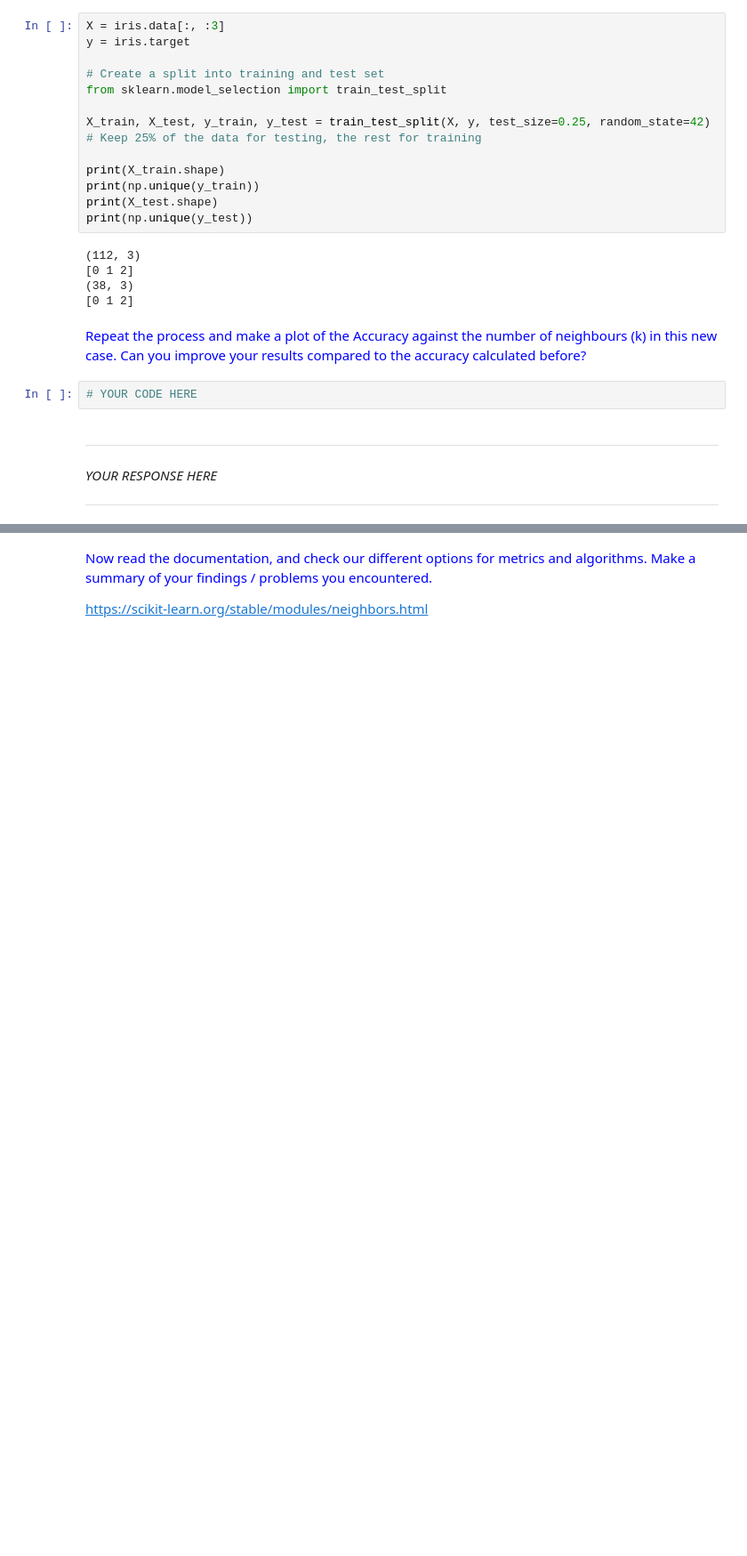
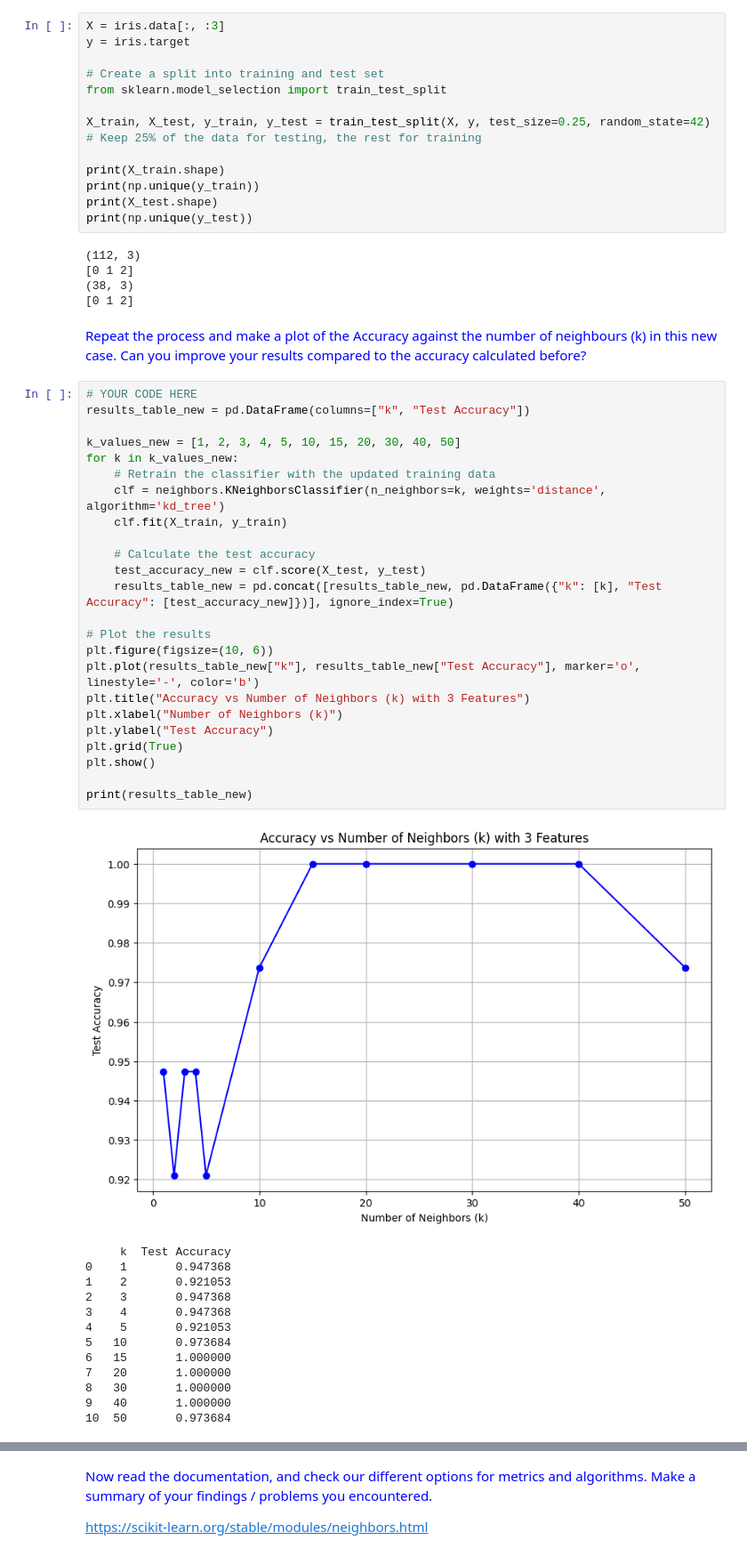
Before and after one commit to pbonar/UAB-data-engineering, a Jupyter notebook: labs/Labs 5 - KNN/Problems_KNN.ipynb, the cells around one changed output, grey strips where cells are left out. Shown at 89% size. Saved outputs shown, nothing was run; the diff lists cells and outputs as text; blank space fills up the shorter version.

```diff
--- a/labs/Labs 5 - KNN/Problems_KNN.ipynb
+++ b/labs/Labs 5 - KNN/Problems_KNN.ipynb
@@ -305,11 +357,41 @@ print(np.unique(y_test))
 [0 1 2]
 # %% [markdown]
 <font color=blue> Repeat the process and make a plot of the Accuracy against the number of neighbours (k) in this new case. Can you improve your results compared to the accuracy calculated before? </font>
-# %%
-# YOUR CODE HERE
-# %% [markdown]
----
-
-*YOUR RESPONSE HERE*
-
----
+# %%
+# YOUR CODE HERE
+results_table_new = pd.DataFrame(columns=["k", "Test Accuracy"])
+
+k_values_new = [1, 2, 3, 4, 5, 10, 15, 20, 30, 40, 50]
+for k in k_values_new:
+    # Retrain the classifier with the updated training data
+    clf = neighbors.KNeighborsClassifier(n_neighbors=k, weights='distance', algorithm='kd_tree')
+    clf.fit(X_train, y_train)
+
+    # Calculate the test accuracy
+    test_accuracy_new = clf.score(X_test, y_test)
+    results_table_new = pd.concat([results_table_new, pd.DataFrame({"k": [k], "Test Accuracy": [test_accuracy_new]})], ignore_index=True)
+
+# Plot the results
+plt.figure(figsize=(10, 6))
+plt.plot(results_table_new["k"], results_table_new["Test Accuracy"], marker='o', linestyle='-', color='b')
+plt.title("Accuracy vs Number of Neighbors (k) with 3 Features")
+plt.xlabel("Number of Neighbors (k)")
+plt.ylabel("Test Accuracy")
+plt.grid(True)
+plt.show()
+
+print(results_table_new)
+# %% [output]
+[figure, added]
+     k  Test Accuracy
+0    1       0.947368
+1    2       0.921053
+2    3       0.947368
+3    4       0.947368
+4    5       0.921053
+5   10       0.973684
+6   15       1.000000
+7   20       1.000000
+8   30       1.000000
+9   40       1.000000
+10  50       0.973684
```
Also changed, not shown: parts of 15 cells of this notebook.
